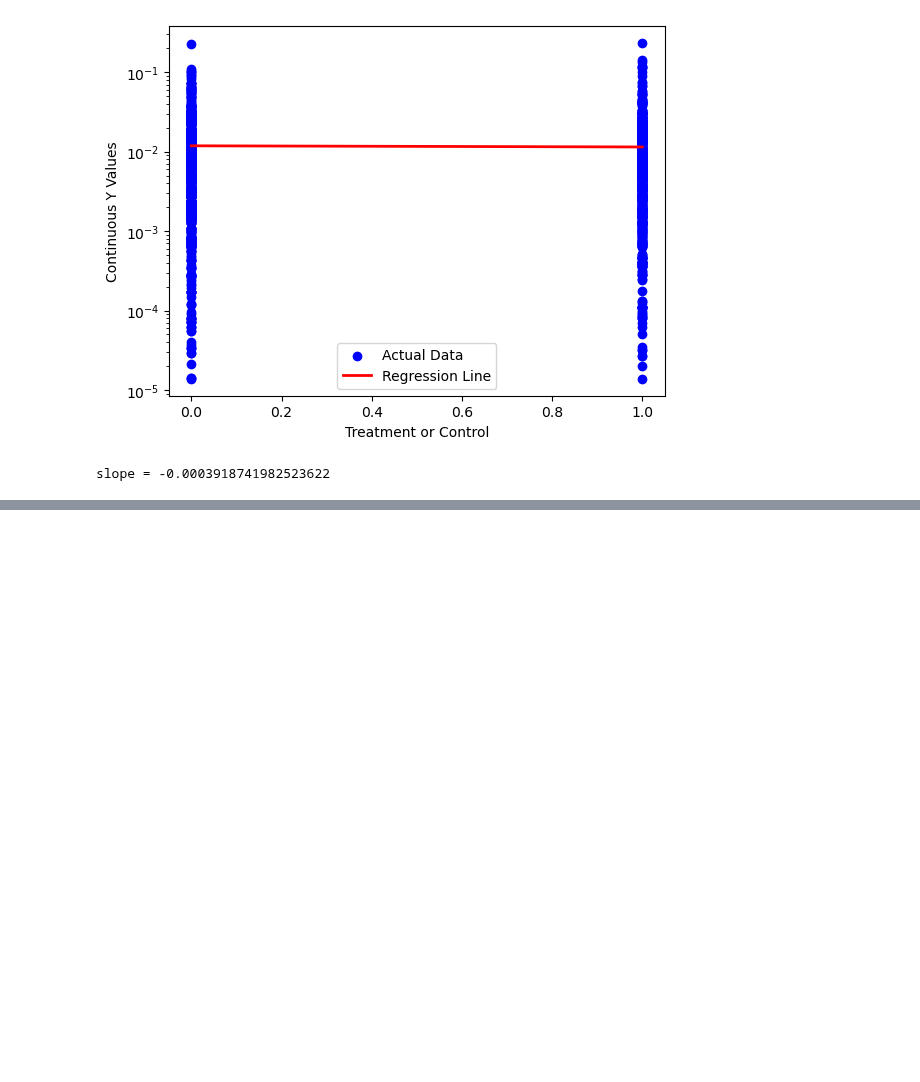
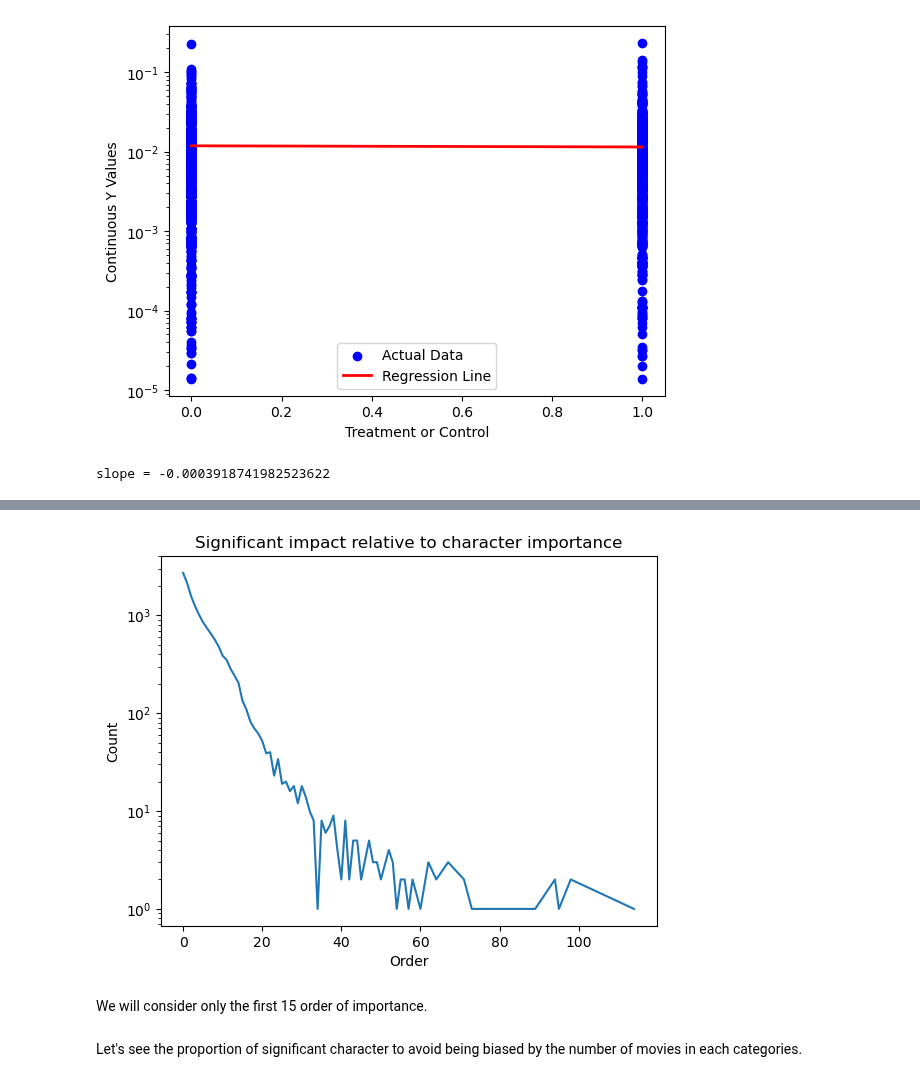
Before and after one commit to epfl-ada/ada-2023-project-abadakor, a Jupyter notebook: para_questions_max.ipynb, the cells around one changed output, grey strips where cells are left out. Cells and saved outputs as stored; diff of their text form; code cells hidden in the pictures; blank space fills up the shorter version.

```diff
--- a/para_questions_max.ipynb
+++ b/para_questions_max.ipynb
@@ -380,0 +415,17 @@ slope = -0.0003918741982523622
+# %%
+folder_processed_data_path = './data/processed_data/'
+
+# Import movie metadata
+movie_df = pd.read_csv(os.path.join(folder_processed_data_path, 'movie_df.csv'))
+movie_df.set_index(['wiki_ID'], inplace=True)
+display(movie_df)
+
+# Import character metadata
+name_by_movie_df = pd.read_csv(os.path.join(folder_processed_data_path, 'name_by_movie_ordered_pvalue_10_5_df.csv'))
+name_by_movie_df.set_index(['wiki_ID'], inplace=True)
+display(name_by_movie_df)
+
+# Dataset containing movie genre
+movie_genres_df = pd.read_csv(os.path.join(folder_processed_data_path, 'movie_genres_df.csv'))
+movie_genres_df.set_index(['wiki_ID'], inplace=True)
+display(movie_genres_df)
@@ -380,0 +480,19 @@ slope = -0.0003918741982523622
+# %%
+# count the number of significant characters per movie
+signi_count_per_order = name_by_movie_df[name_by_movie_df['p_value'] <= 0.05].reset_index().groupby(['order'])['wiki_ID'].count().copy(deep=True)
+
+# Create a line plot
+plt.plot(signi_count_per_order.index, signi_count_per_order.values)
+
+# Add labels and title
+plt.xlabel('Order')
+plt.ylabel('Count')
+plt.title('Significant impact relative to character importance')
+plt.yscale('log')
+
+# Show the plot
+plt.show()
+# %% [output]
+[figure, added]
+# %% [markdown]
+We will consider only the first 15 order of importance.
@@ -380,0 +502,2 @@ slope = -0.0003918741982523622
+# %% [markdown]
+Let's see the proportion of significant character to avoid being biased by the number of movies in each categories.
```
Also changed, not shown: parts of 26 cells of this notebook.
